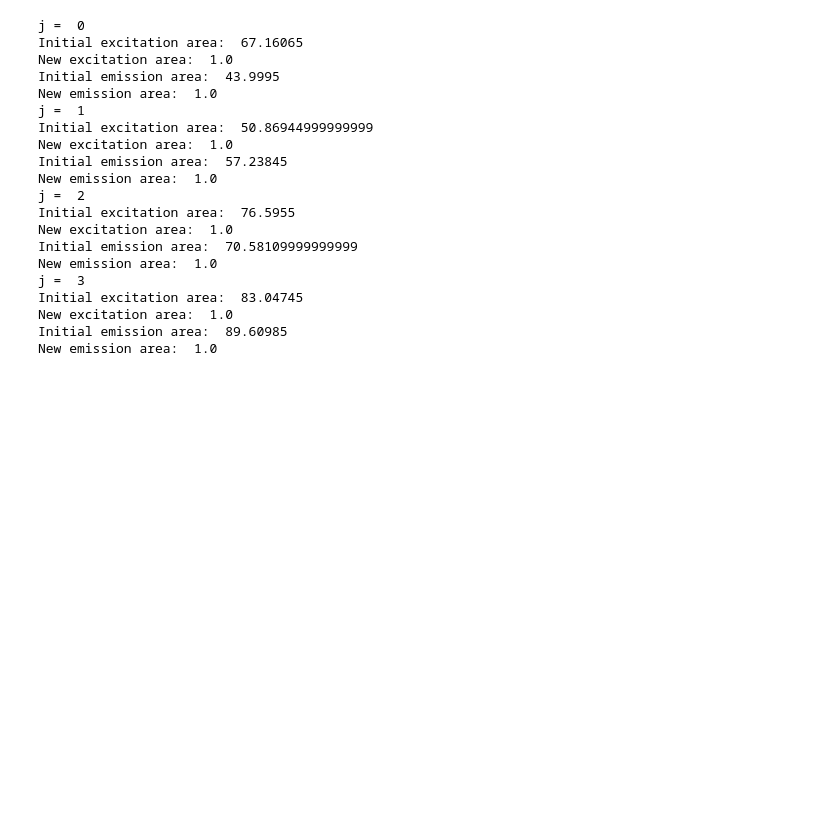
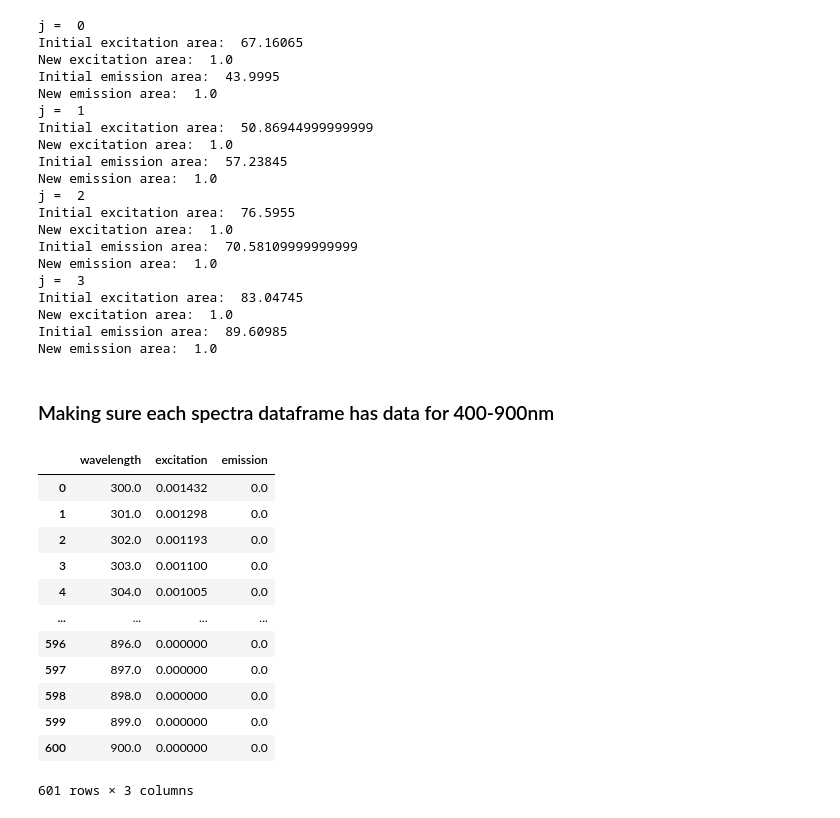
Before and after one commit to PatrickLaRiviereLab/hyperspectral, a Jupyter notebook: Normalized Spectra.ipynb, the cells around one changed output. Drawn from its saved outputs; the diff is of its cells as text; code cells hidden in the pictures; blank space fills up the shorter version.

```diff
--- a/Normalized Spectra.ipynb
+++ b/Normalized Spectra.ipynb
@@ -56,3 +56,26 @@ Initial excitation area:  83.04745
 New excitation area:  1.0
 Initial emission area:  89.60985
 New emission area:  1.0
+# %% [markdown]
+### Making sure each spectra dataframe has data for 400-900nm
+# %%
+wavelength = 701
+for index in range(401, 601):
+    mEmerald_columns.loc[len(mEmerald_columns.index)] = [wavelength, 0.0, 0.0]
+    wavelength = wavelength + 1
+
+mEmerald_columns
+# %% [output]
+|  | wavelength | excitation | emission |
+| 0 | 300.0 | 0.001432 | 0.0 |
+| 1 | 301.0 | 0.001298 | 0.0 |
+| 2 | 302.0 | 0.001193 | 0.0 |
+| 3 | 303.0 | 0.001100 | 0.0 |
+| 4 | 304.0 | 0.001005 | 0.0 |
+| ... | ... | ... | ... |
+| 596 | 896.0 | 0.000000 | 0.0 |
+| 597 | 897.0 | 0.000000 | 0.0 |
+| 598 | 898.0 | 0.000000 | 0.0 |
+| 599 | 899.0 | 0.000000 | 0.0 |
+| 600 | 900.0 | 0.000000 | 0.0 |
+601 rows × 3 columns
```
Also changed, not shown: parts of 2 cells of this notebook, 3 other files.
